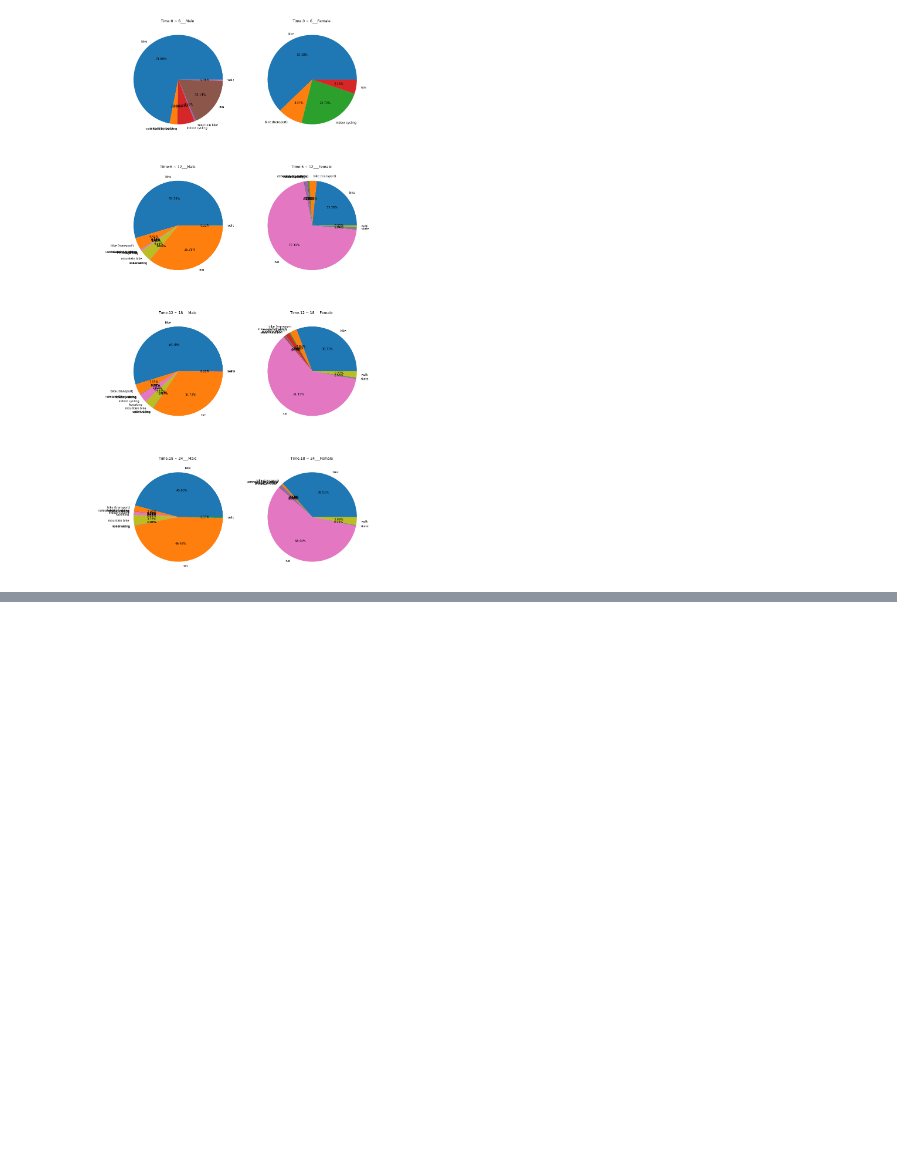
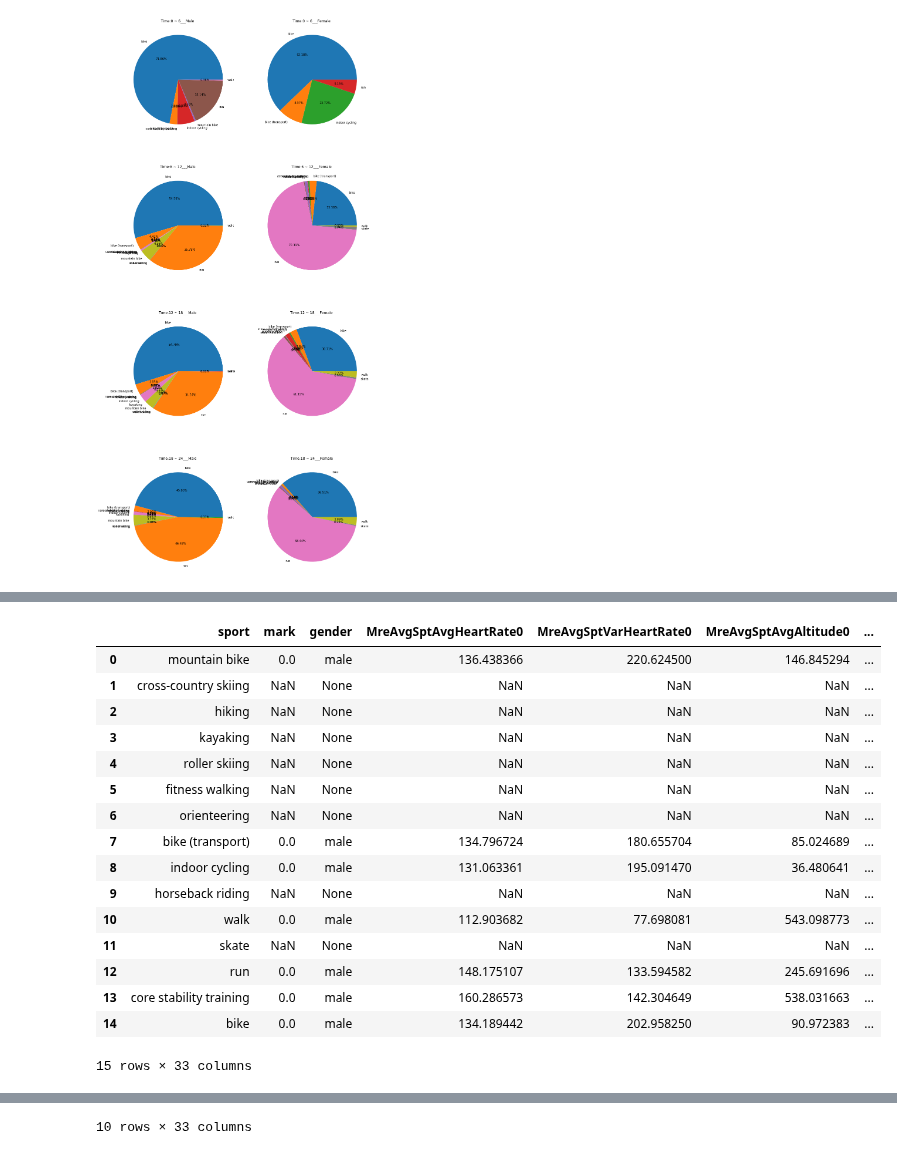
Before and after one commit to TuanTTranCS/concordia-bigdata-project, a Jupyter notebook: BigData_Project_Yefei.ipynb, the cells around one changed output, grey strips where cells are left out. Saved outputs shown, nothing was run; the diff lists cells and outputs as text; code cells hidden in the pictures; blank space fills up the shorter version.

```diff
--- a/BigData_Project_Yefei.ipynb
+++ b/BigData_Project_Yefei.ipynb
@@ -520,0 +589,42 @@ for i in range(8):
+# %%
+InteractiveShell.ast_node_interactivity = "all"
+rdd9AvgHearRate=df9AvgHearRate.rdd
+rddtimeM0=rdd9AvgHearRate.filter(lambda row: row['mark']==0 and row['gender']=='male')
+rddtimeM1=rdd9AvgHearRate.filter(lambda row: row['mark']==1 and row['gender']=='male')
+rddtimeM2=rdd9AvgHearRate.filter(lambda row: row['mark']==2 and row['gender']=='male')
+rddtimeM3=rdd9AvgHearRate.filter(lambda row: row['mark']==3 and row['gender']=='male')
+rddtimeFM0=rdd9AvgHearRate.filter(lambda row: row['mark']==0 and row['gender']=='female')
+rddtimeFM1=rdd9AvgHearRate.filter(lambda row: row['mark']==1 and row['gender']=='female')
+rddtimeFM2=rdd9AvgHearRate.filter(lambda row: row['mark']==2 and row['gender']=='female')
+rddtimeFM3=rdd9AvgHearRate.filter(lambda row: row['mark']==3 and row['gender']=='female')
+
+dftimeM0=spark.createDataFrame(rddtimeM0).withColumnRenamed('avg(reAvgHeartRate)','MreAvgSptAvgHeartRate0').withColumnRenamed('avg(reVarHeartRate)','MreAvgSptVarHeartRate0').withColumnRenamed('avg(reAvgAltitude)','MreAvgSptAvgAltitude0').withColumnRenamed('avg(reVarAltitude)','MreAvgSptVarAltitude0').withColumnRenamed('avg(reAvgSpeed)','MreAvgSptAvgSpeed0').withColumnRenamed('avg(reVarSpeed)','MreAvgSptVarSpeed0')
+dftimeM1=spark.createDataFrame(rddtimeM1).withColumnRenamed('avg(reAvgHeartRate)','MreAvgSptAvgHeartRate1').withColumnRenamed('avg(reVarHeartRate)','MreAvgSptVarHeartRate1').withColumnRenamed('avg(reAvgAltitude)','MreAvgSptAvgAltitude1').withColumnRenamed('avg(reVarAltitude)','MreAvgSptVarAltitude1').withColumnRenamed('avg(reAvgSpeed)','MreAvgSptAvgSpeed1').withColumnRenamed('avg(reVarSpeed)','MreAvgSptVarSpeed1')
+dftimeM2=spark.createDataFrame(rddtimeM2).withColumnRenamed('avg(reAvgHeartRate)','MreAvgSptAvgHeartRate2').withColumnRenamed('avg(reVarHeartRate)','MreAvgSptVarHeartRate2').withColumnRenamed('avg(reAvgAltitude)','MreAvgSptAvgAltitude2').withColumnRenamed('avg(reVarAltitude)','MreAvgSptVarAltitude2').withColumnRenamed('avg(reAvgSpeed)','MreAvgSptAvgSpeed2').withColumnRenamed('avg(reVarSpeed)','MreAvgSptVarSpeed2')
+dftimeM3=spark.createDataFrame(rddtimeM3).withColumnRenamed('avg(reAvgHeartRate)','MreAvgSptAvgHeartRate3').withColumnRenamed('avg(reVarHeartRate)','MreAvgSptVarHeartRate3').withColumnRenamed('avg(reAvgAltitude)','MreAvgSptAvgAltitude3').withColumnRenamed('avg(reVarAltitude)','MreAvgSptVarAltitude3').withColumnRenamed('avg(reAvgSpeed)','MreAvgSptAvgSpeed3').withColumnRenamed('avg(reVarSpeed)','MreAvgSptVarSpeed3')
+dftimeFM0=spark.createDataFrame(rddtimeFM0).withColumnRenamed('avg(reAvgHeartRate)','FMreAvgSptAvgHeartRate0').withColumnRenamed('avg(reVarHeartRate)','FMreAvgSptVarHeartRate0').withColumnRenamed('avg(reAvgAltitude)','FMreAvgSptAvgAltitude0').withColumnRenamed('avg(reVarAltitude)','FMreAvgSptVarAltitude0').withColumnRenamed('avg(reAvgSpeed)','FMreAvgSptAvgSpeed0').withColumnRenamed('avg(reVarSpeed)','FMreAvgSptVarSpeed0')
+dftimeFM1=spark.createDataFrame(rddtimeFM1).withColumnRenamed('avg(reAvgHeartRate)','FMreAvgSptAvgHeartRate1').withColumnRenamed('avg(reVarHeartRate)','FMreAvgSptVarHeartRate1').withColumnRenamed('avg(reAvgAltitude)','FMreAvgSptAvgAltitude1').withColumnRenamed('avg(reVarAltitude)','FMreAvgSptVarAltitude1').withColumnRenamed('avg(reAvgSpeed)','FMreAvgSptAvgSpeed1').withColumnRenamed('avg(reVarSpeed)','FMreAvgSptVarSpeed1')
+dftimeFM2=spark.createDataFrame(rddtimeFM2).withColumnRenamed('avg(reAvgHeartRate)','FMreAvgSptAvgHeartRate2').withColumnRenamed('avg(reVarHeartRate)','FMreAvgSptVarHeartRate2').withColumnRenamed('avg(reAvgAltitude)','FMreAvgSptAvgAltitude2').withColumnRenamed('avg(reVarAltitude)','FMreAvgSptVarAltitude2').withColumnRenamed('avg(reAvgSpeed)','FMreAvgSptAvgSpeed2').withColumnRenamed('avg(reVarSpeed)','FMreAvgSptVarSpeed2')
+dftimeFM3=spark.createDataFrame(rddtimeFM3).withColumnRenamed('avg(reAvgHeartRate)','FMreAvgSptAvgHeartRate3').withColumnRenamed('avg(reVarHeartRate)','FMreAvgSptVarHeartRate3').withColumnRenamed('avg(reAvgAltitude)','FMreAvgSptAvgAltitude3').withColumnRenamed('avg(reVarAltitude)','FMreAvgSptVarAltitude3').withColumnRenamed('avg(reAvgSpeed)','FMreAvgSptAvgSpeed3').withColumnRenamed('avg(reVarSpeed)','FMreAvgSptVarSpeed3')
+dftimeMAll=dftimeM0.join(dftimeM1, 'sport', 'outer').join(dftimeM2, 'sport', 'outer').join(dftimeM3, 'sport', 'outer')
+dftimeMAll.toPandas()
+dftimeFMAll=dftimeFM0.join(dftimeFM1, 'sport', 'outer').join(dftimeFM2, 'sport', 'outer').join(dftimeFM3, 'sport', 'outer')
+dftimeFMAll.toPandas()
+# %% [output]
+|  | sport | mark | gender | MreAvgSptAvgHeartRate0 | MreAvgSptVarHeartRate0 | MreAvgSptAvgAltitude0 | ... |
+| 0 | mountain bike | 0.0 | male | 136.438366 | 220.624500 | 146.845294 | ... |
+| 1 | cross-country skiing | NaN | None | NaN | NaN | NaN | ... |
+| 2 | hiking | NaN | None | NaN | NaN | NaN | ... |
+| 3 | kayaking | NaN | None | NaN | NaN | NaN | ... |
+| 4 | roller skiing | NaN | None | NaN | NaN | NaN | ... |
+| 5 | fitness walking | NaN | None | NaN | NaN | NaN | ... |
+| 6 | orienteering | NaN | None | NaN | NaN | NaN | ... |
+| 7 | bike (transport) | 0.0 | male | 134.796724 | 180.655704 | 85.024689 | ... |
+| 8 | indoor cycling | 0.0 | male | 131.063361 | 195.091470 | 36.480641 | ... |
+| 9 | horseback riding | NaN | None | NaN | NaN | NaN | ... |
+| 10 | walk | 0.0 | male | 112.903682 | 77.698081 | 543.098773 | ... |
+| 11 | skate | NaN | None | NaN | NaN | NaN | ... |
+| 12 | run | 0.0 | male | 148.175107 | 133.594582 | 245.691696 | ... |
+| 13 | core stability training | 0.0 | male | 160.286573 | 142.304649 | 538.031663 | ... |
+| 14 | bike | 0.0 | male | 134.189442 | 202.958250 | 90.972383 | ... |
+15 rows × 33 columns
@@ -520,0 +642 @@ for i in range(8):
+10 rows × 33 columns
```
Also changed, not shown: parts of 8 cells of this notebook.
